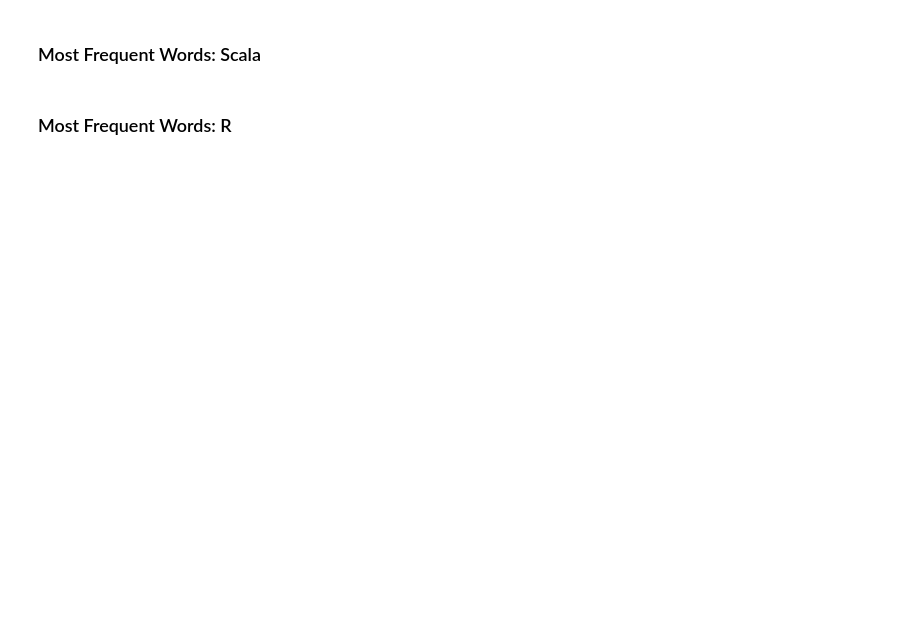
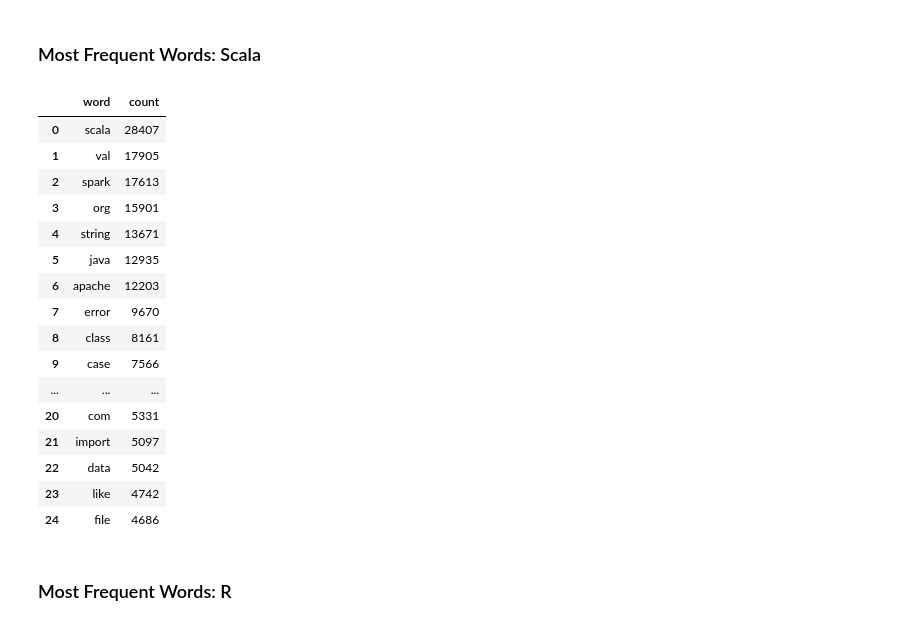
Before and after one commit to VPNA09/Stackoverflow-NLP, a Jupyter notebook: code/03 eda.ipynb, the cells around one changed output. Cells and saved outputs as stored; diff of their text form; code cells hidden in the pictures; blank space fills up the shorter version.

Commit message:
added word freq

```diff
--- a/code/03 eda.ipynb
+++ b/code/03 eda.ipynb
@@ -294,6 +298,28 @@ sql_frequency
 ### Most Frequent Words: Scala
 # %%
 scala_df = df[df['target_class'] == 1]
+# %%
+scala_frequency = freq_words(scala_df)
+# %%
+scala_frequency[0:25]
+# %% [output]
+|  | word | count |
+| 0 | scala | 28407 |
+| 1 | val | 17905 |
+| 2 | spark | 17613 |
+| 3 | org | 15901 |
+| 4 | string | 13671 |
+| 5 | java | 12935 |
+| 6 | apache | 12203 |
+| 7 | error | 9670 |
+| 8 | class | 8161 |
+| 9 | case | 7566 |
+| ... | ... | ... |
+| 20 | com | 5331 |
+| 21 | import | 5097 |
+| 22 | data | 5042 |
+| 23 | like | 4742 |
+| 24 | file | 4686 |
 # %% [markdown]
 ### Most Frequent Words: R
 # %%
```
Also changed, not shown: parts of 6 cells of this notebook.
